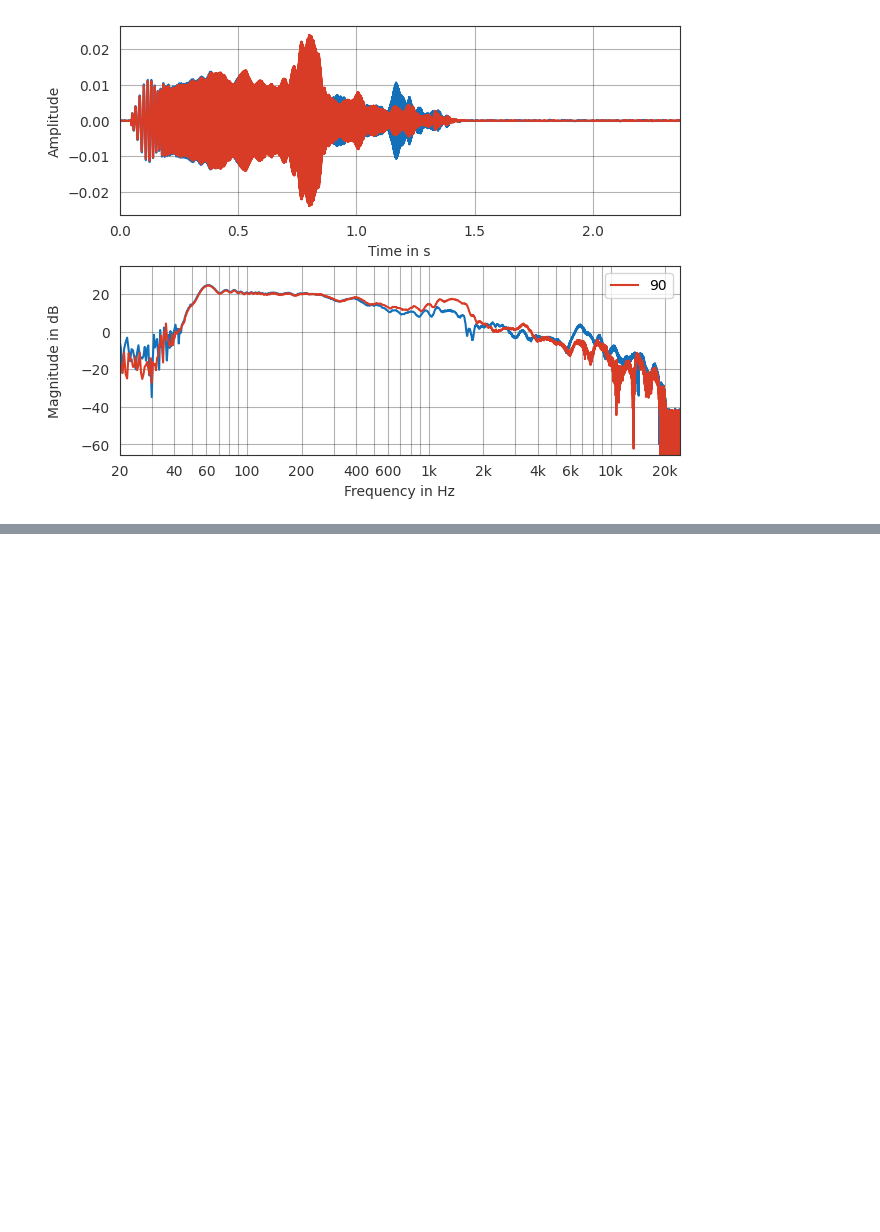
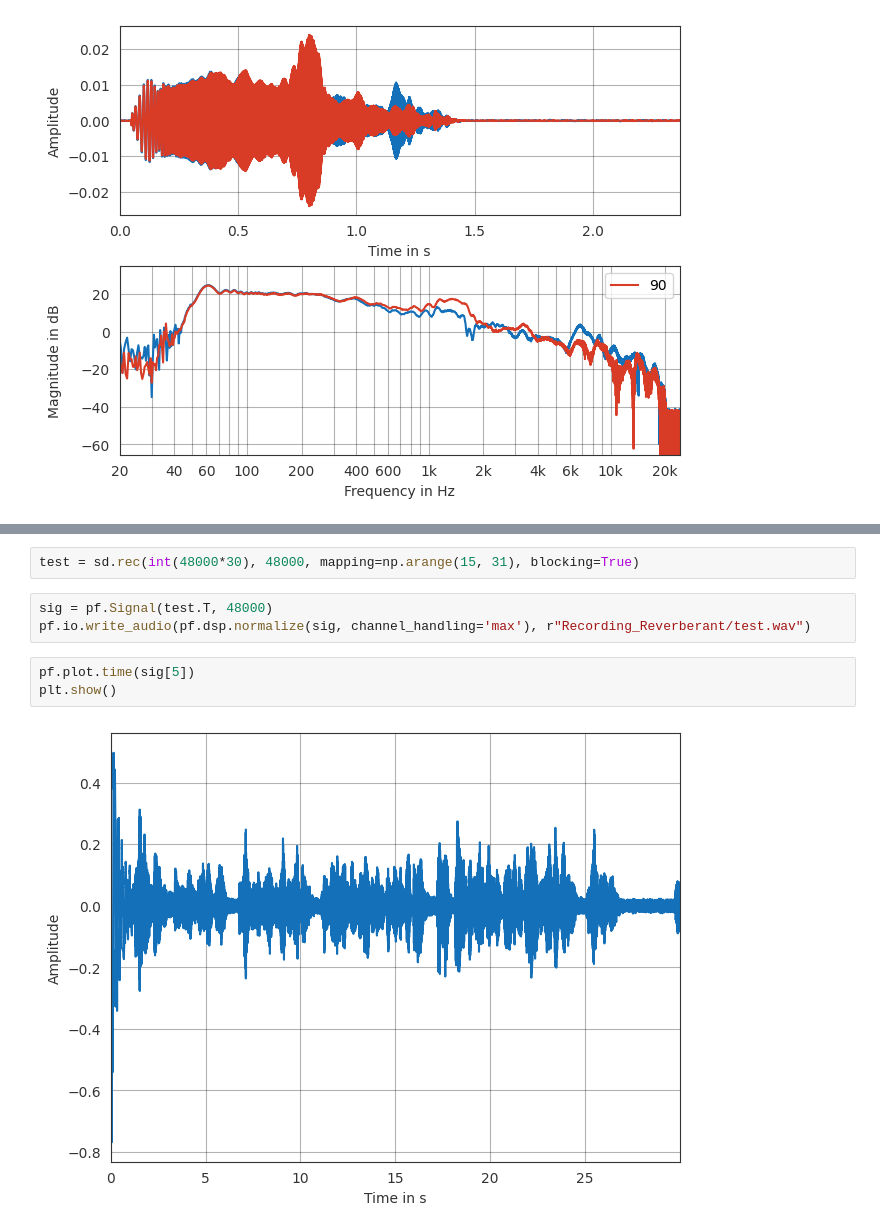
Before and after one commit to Microphone-Array-Project/ema2ambisonics, a Jupyter notebook: Measurement.ipynb, the cells around one changed output, grey strips where cells are left out. Cells and saved outputs as stored; diff of their text form; blank space fills up the shorter version.

```diff
--- a/Measurement.ipynb
+++ b/Measurement.ipynb
@@ -187,0 +218,10 @@ plt.show()
+# %%
+test = sd.rec(int(48000*30), 48000, mapping=np.arange(15, 31), blocking=True)
+# %%
+sig = pf.Signal(test.T, 48000)
+pf.io.write_audio(pf.dsp.normalize(sig, channel_handling='max'), r"Recording_Reverberant/test.wav")
+# %%
+pf.plot.time(sig[5])
+plt.show()
+# %% [output]
+[figure, added]
```
Also changed, not shown: parts of 7 cells of this notebook, 2 other files.
